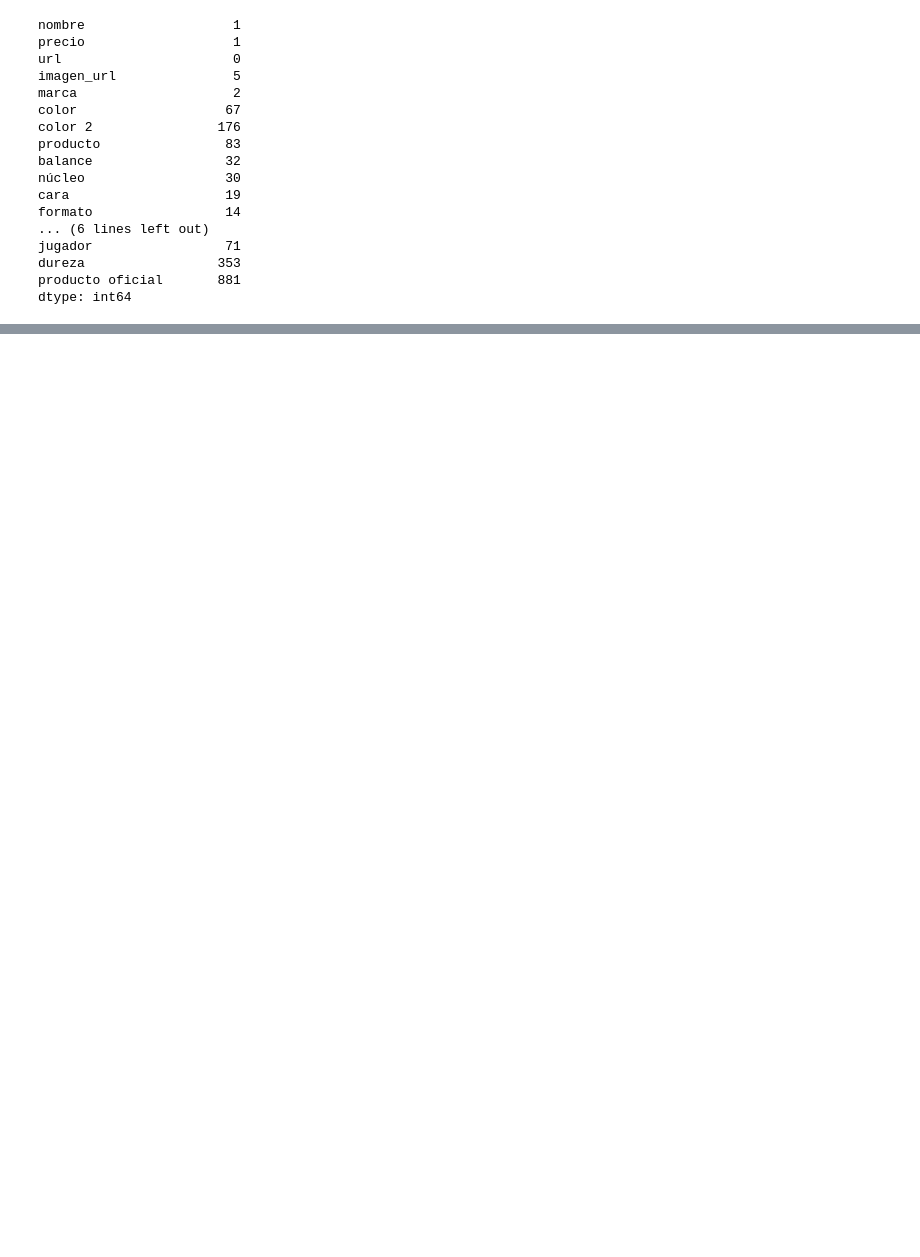
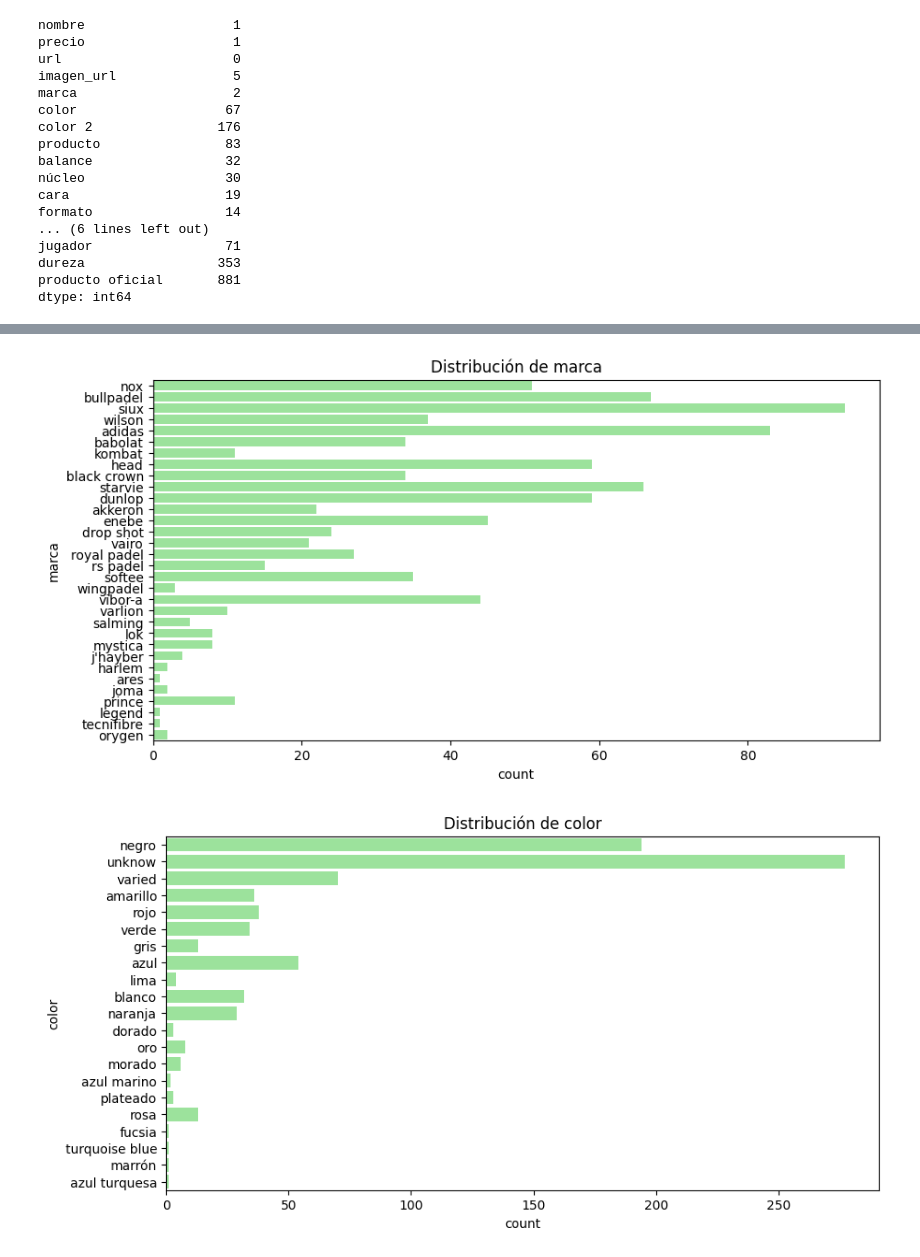
Before and after one commit to DataPadel/TFM_KSCHOOL, a Jupyter notebook: Alejandro/EDA.ipynb, the cells around one changed output, grey strips where cells are left out. Cells and saved outputs as stored; diff of their text form; code cells hidden in the pictures; blank space fills up the shorter version.

```diff
--- a/Alejandro/EDA.ipynb
+++ b/Alejandro/EDA.ipynb
@@ -180,0 +182,4 @@ memory usage: 104.1 KB
+# %%
+# separamos columnas numéricas y categóricas para facilitar el análisis
+num_col = df.select_dtypes(include=np.number).columns
+cat_col = df.select_dtypes(include='object').columns
@@ -180,0 +208,12 @@ memory usage: 104.1 KB
+# %%
+# distribución de las variables categóricas
+for col in cat_col:
+    if col == 'nombre':
+        continue
+    plt.figure(figsize=(10,5))
+    sns.countplot(df[col], color='lightgreen')
+    plt.title(f"Distribución de {col}")
+    plt.show()
+# %% [output]
+[figure, added]
+[figure, added]
```
Also changed, not shown: parts of 24 cells of this notebook, 4 other files.
